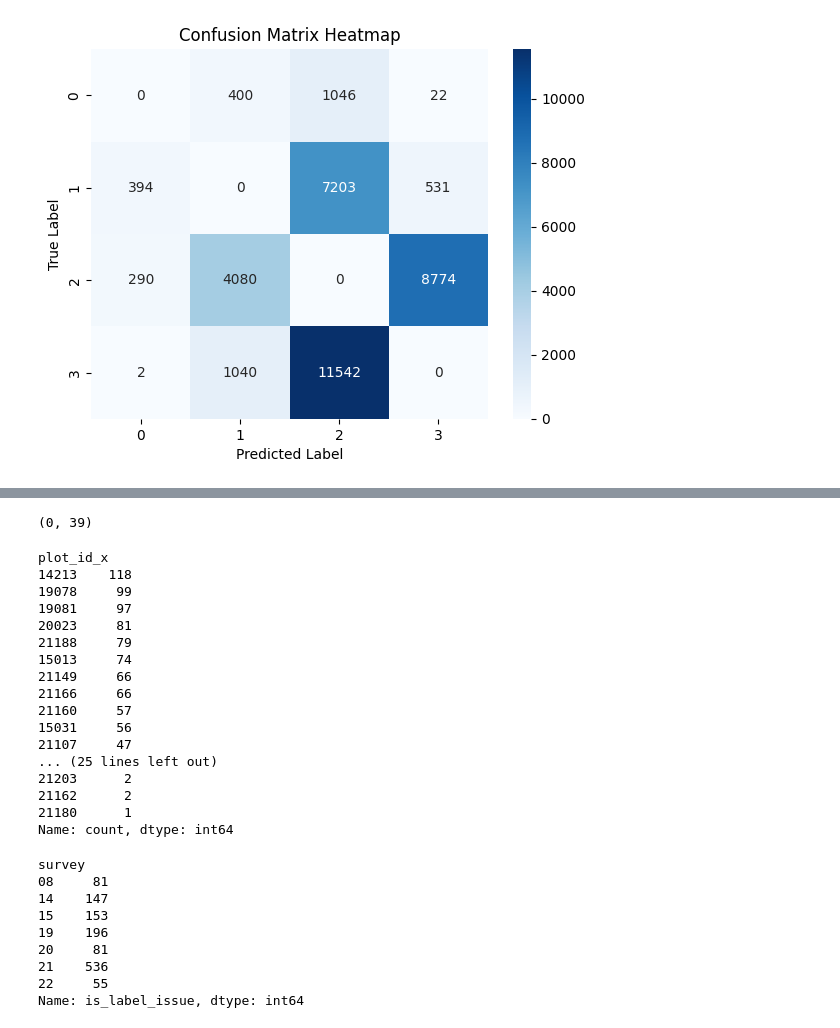
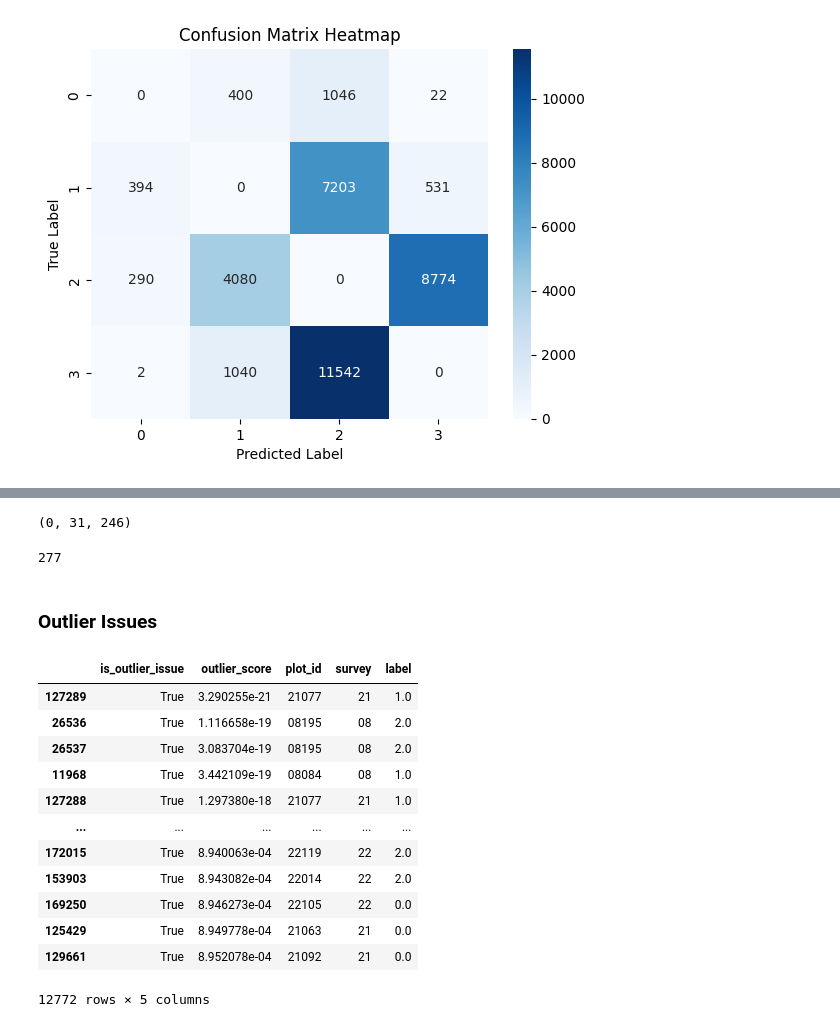
Before and after one commit to wri/plantation_classifier, a Jupyter notebook: notebooks/cleanlab.ipynb, the cells around one changed output, grey strips where cells are left out. Cells and saved outputs as stored; diff of their text form; code cells hidden in the pictures.

```diff
--- a/notebooks/cleanlab.ipynb
+++ b/notebooks/cleanlab.ipynb
@@ -266,41 +297,33 @@ See the caveats in the documentation: https://pandas.pydata.org/pandas-docs/stab
 # create intersection of label and duplicate issues, count plots
 dup_label_comb = pd.merge(dup_issues, label_issues, left_index=True, right_index=True, how='inner')
 counts_dl = dup_label_comb.plot_id_x.value_counts()
-full_plots_dl = counts_dl[counts_dl == 196]
-partial_plots_dl = counts_dl[(counts >= 150) & (counts < 196)]
-len(full_plots_dl), len(partial_plots_dl)
+full_plots_dl = counts_dl.loc[counts_dl == 196]
+partial_plots_dl = counts_dl.loc[(counts_dl >= 50) & (counts_dl < 196)] # anything w/ at least 1/4 plot flagged
+low = counts_dl.loc[(counts_dl < 50)]
+len(full_plots_dl), len(partial_plots_dl), len(low)
 # %% [output]
-(0, 39)
+(0, 31, 246)
-# %%
-partial_plots_dl
-# %% [output]
-plot_id_x
-14213    118
-19078     99
-19081     97
-20023     81
-21188     79
-15013     74
-21149     66
-21166     66
-21160     57
-15031     56
-21107     47
-... (25 lines left out)
-21203      2
-21162      2
-21180      1
-Name: count, dtype: int64
-# %%
-tmp3 = dup_label_comb[dup_label_comb.plot_id_x.isin(partial_plots_dl.index)]
-tmp3.groupby(['survey']).is_label_issue.count()
-# %% [output]
-survey
-08     81
-14    147
-15    153
-19    196
-20     81
-21    536
-22     55
-Name: is_label_issue, dtype: int64
+# %%
+# how many total plots with both issues present?
+len(dup_label_comb.plot_id_x.unique())
+# %% [output]
+277
+# %% [markdown]
+### Outlier Issues
+# %%
+# are outliers present in a specific class?
+outlier_issues
+# %% [output]
+|  | is_outlier_issue | outlier_score | plot_id | survey | label |
+| 127289 | True | 3.290255e-21 | 21077 | 21 | 1.0 |
+| 26536 | True | 1.116658e-19 | 08195 | 08 | 2.0 |
+| 26537 | True | 3.083704e-19 | 08195 | 08 | 2.0 |
+| 11968 | True | 3.442109e-19 | 08084 | 08 | 1.0 |
+| 127288 | True | 1.297380e-18 | 21077 | 21 | 1.0 |
+| ... | ... | ... | ... | ... | ... |
+| 172015 | True | 8.940063e-04 | 22119 | 22 | 2.0 |
+| 153903 | True | 8.943082e-04 | 22014 | 22 | 2.0 |
+| 169250 | True | 8.946273e-04 | 22105 | 22 | 0.0 |
+| 125429 | True | 8.949778e-04 | 21063 | 21 | 0.0 |
+| 129661 | True | 8.952078e-04 | 21092 | 21 | 0.0 |
+12772 rows × 5 columns
```
Also changed, not shown: parts of 18 cells of this notebook.
